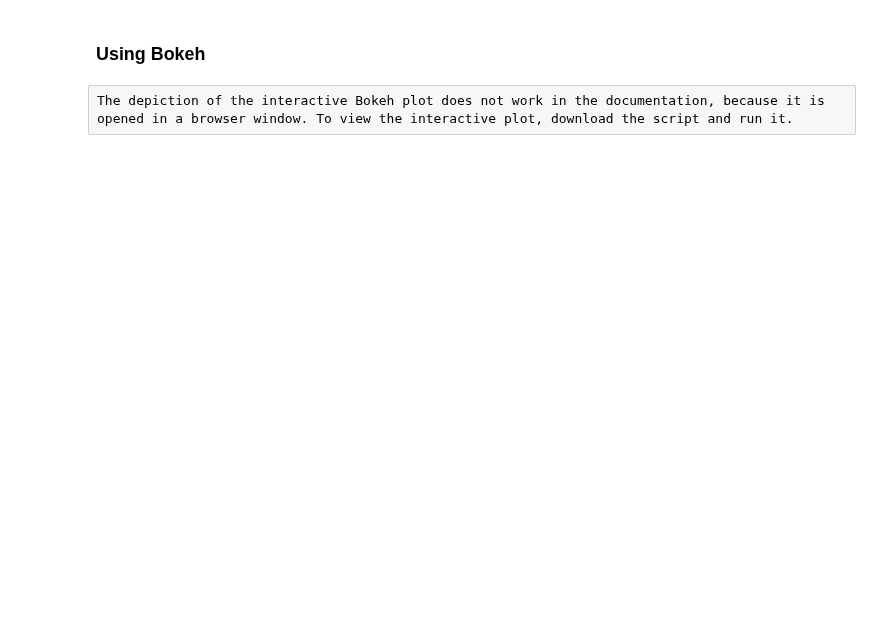
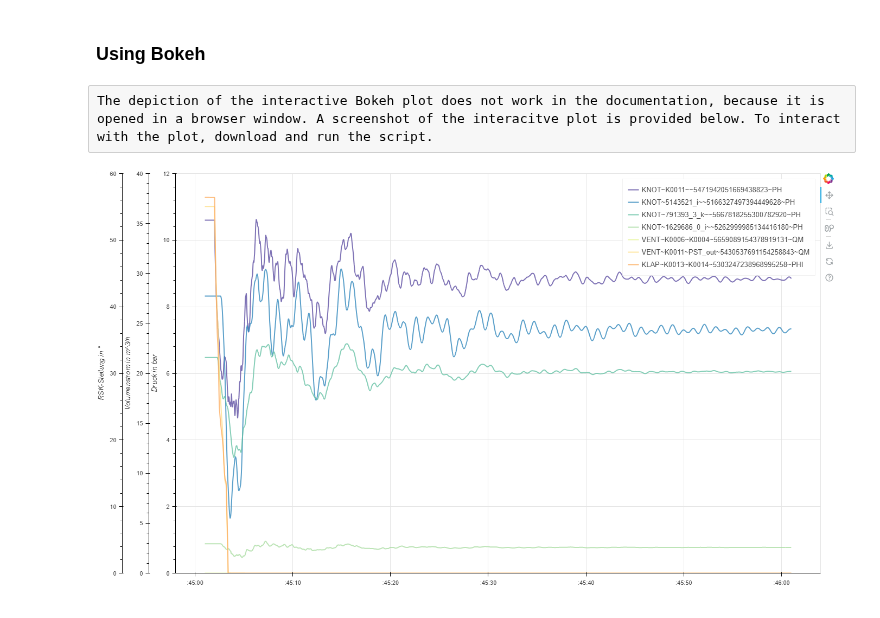
Before and after one commit to 3SConsult/PT3S, a Jupyter notebook: docs/Example2.ipynb, the cells around one changed output. Cells and saved outputs as stored; diff of their text form; code cells hidden in the pictures; blank space fills up the shorter version.

```diff
--- a/docs/Example2.ipynb
+++ b/docs/Example2.ipynb
@@ -298,4 +300,8 @@ plot_data(plot_druck=True
           ,plot_volumenstrom=True
           ,plot_rsk_stellung=True)
 # %% [raw]
-The depiction of the interactive Bokeh plot does not work in the documentation, because it is opened in a browser window. To view the interactive plot, download the script and run it.
+The depiction of the interactive Bokeh plot does not work in the documentation, because it is opened in a browser window. A screenshot of the interacitve plot is provided below. To interact with the plot, download and run the script.
+# %%
+Image(filename=r"C:\Users\jablonski\3S\PT3S\sphinx_docs\8_example2_interactive_bokeh_plot.png")
+# %% [output]
+[figure, added]
```
Also changed, not shown: parts of 10 cells of this notebook, 37 other files.
